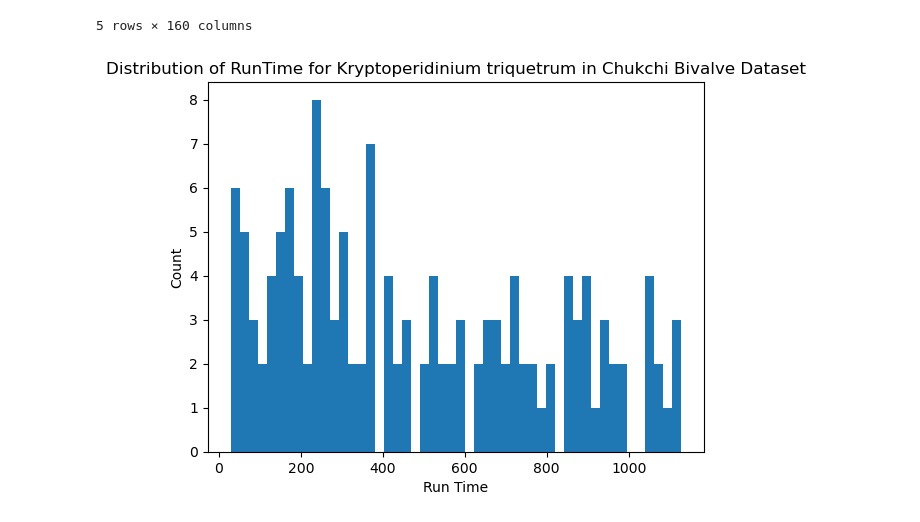
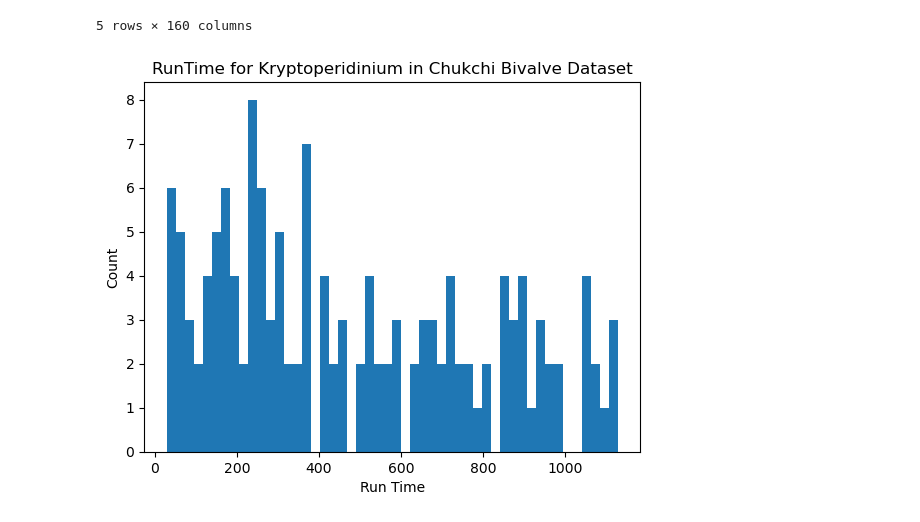
Before and after one commit to michaelstaiger/IFCBParticleSize, a Jupyter notebook: EmpyricalAnalysis/Notebooks/ChukchiBivalves.ipynb, the cells around one changed output. Drawn from its saved outputs; the diff is of its cells as text; code cells hidden in the pictures.

```diff
--- a/EmpyricalAnalysis/Notebooks/ChukchiBivalves.ipynb
+++ b/EmpyricalAnalysis/Notebooks/ChukchiBivalves.ipynb
@@ -272,10 +477,10 @@ df.head()
 # %%
 times = df["RunTime"].values
 plt.hist(times, bins=50)
 plt.xlabel("Run Time")
 plt.ylabel("Count")
-plt.title("Distribution of RunTime for Kryptoperidinium triquetrum in Chukchi Bivalve Dataset")
-plt.savefig("/Users/michaelstaiger/Desktop/gitRepos/IFCBParticleSize/EmpyricalAnalysis/Figs/chuckchi_krypto_runtime_histogram.png")
+plt.title("RunTime for Kryptoperidinium in Chukchi Bivalve Dataset")
+#plt.savefig("/Users/michaelstaiger/Desktop/gitRepos/IFCBParticleSize/EmpyricalAnalysis/Figs/chuckchi_krypto_runtime_histogram.png", dpi=300)
 plt.show()
 # %% [output]
-[figure, old version]
+[figure, new version]
```
Also changed, not shown: parts of 12 cells of this notebook, 1 other file.
